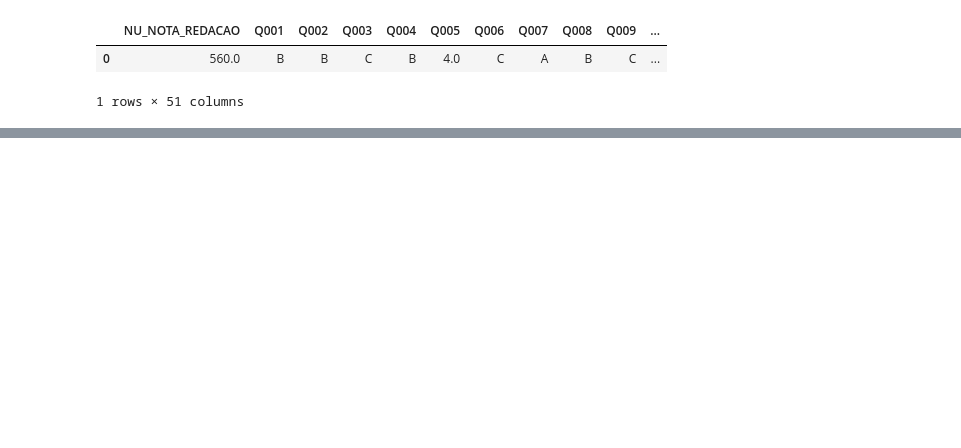
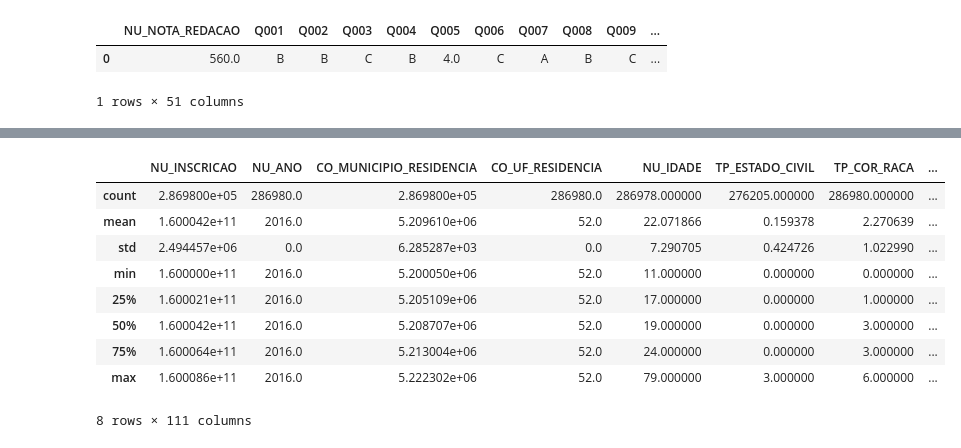
Before and after one commit to mpopst/Projeto-FDS, a Jupyter notebook: Learning.ipynb, the cells around one changed output, grey strips where cells are left out. Drawn from its saved outputs; the diff is of its cells as text; code cells hidden in the pictures; blank space fills up the shorter version.

```diff
--- a/Learning.ipynb
+++ b/Learning.ipynb
@@ -73,0 +120,13 @@ ValueError: could not convert string to float: 'D'
+# %%
+goias.describe()
+# %% [output]
+|  | NU_INSCRICAO | NU_ANO | CO_MUNICIPIO_RESIDENCIA | CO_UF_RESIDENCIA | NU_IDADE | TP_ESTADO_CIVIL | TP_COR_RACA | ... |
+| count | 2.869800e+05 | 286980.0 | 2.869800e+05 | 286980.0 | 286978.000000 | 276205.000000 | 286980.000000 | ... |
+| mean | 1.600042e+11 | 2016.0 | 5.209610e+06 | 52.0 | 22.071866 | 0.159378 | 2.270639 | ... |
+| std | 2.494457e+06 | 0.0 | 6.285287e+03 | 0.0 | 7.290705 | 0.424726 | 1.022990 | ... |
+| min | 1.600000e+11 | 2016.0 | 5.200050e+06 | 52.0 | 11.000000 | 0.000000 | 0.000000 | ... |
+| 25% | 1.600021e+11 | 2016.0 | 5.205109e+06 | 52.0 | 17.000000 | 0.000000 | 1.000000 | ... |
+| 50% | 1.600042e+11 | 2016.0 | 5.208707e+06 | 52.0 | 19.000000 | 0.000000 | 3.000000 | ... |
+| 75% | 1.600064e+11 | 2016.0 | 5.213004e+06 | 52.0 | 24.000000 | 0.000000 | 3.000000 | ... |
+| max | 1.600086e+11 | 2016.0 | 5.222302e+06 | 52.0 | 79.000000 | 3.000000 | 6.000000 | ... |
+8 rows × 111 columns
```
Also changed, not shown: parts of 23 cells of this notebook.
